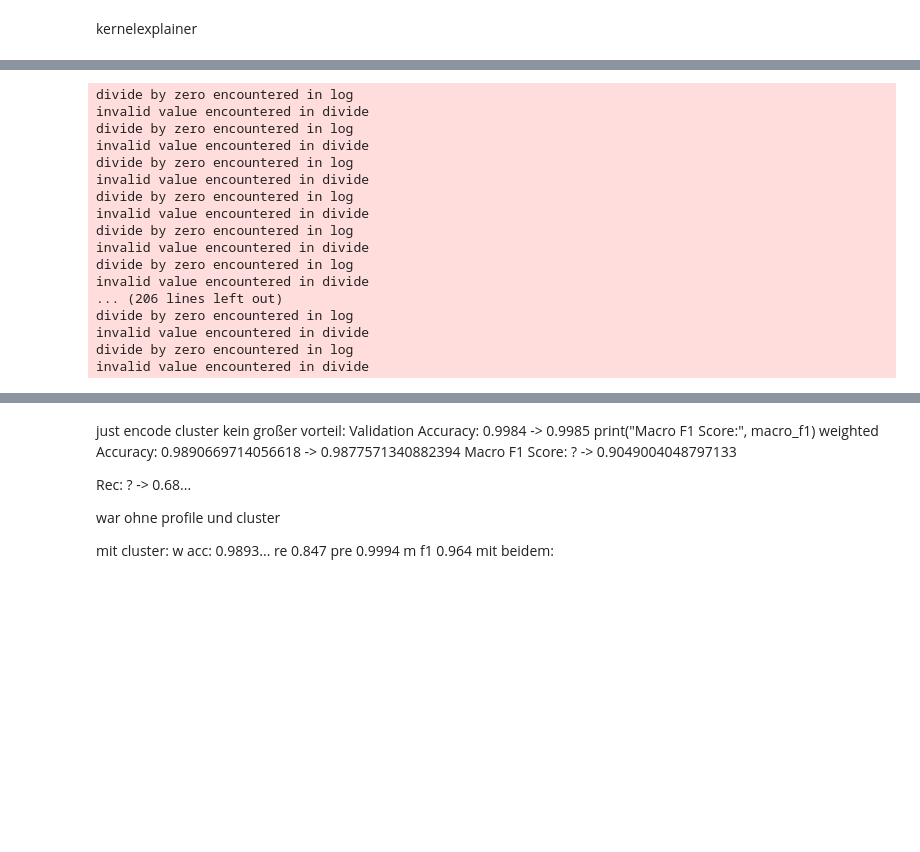
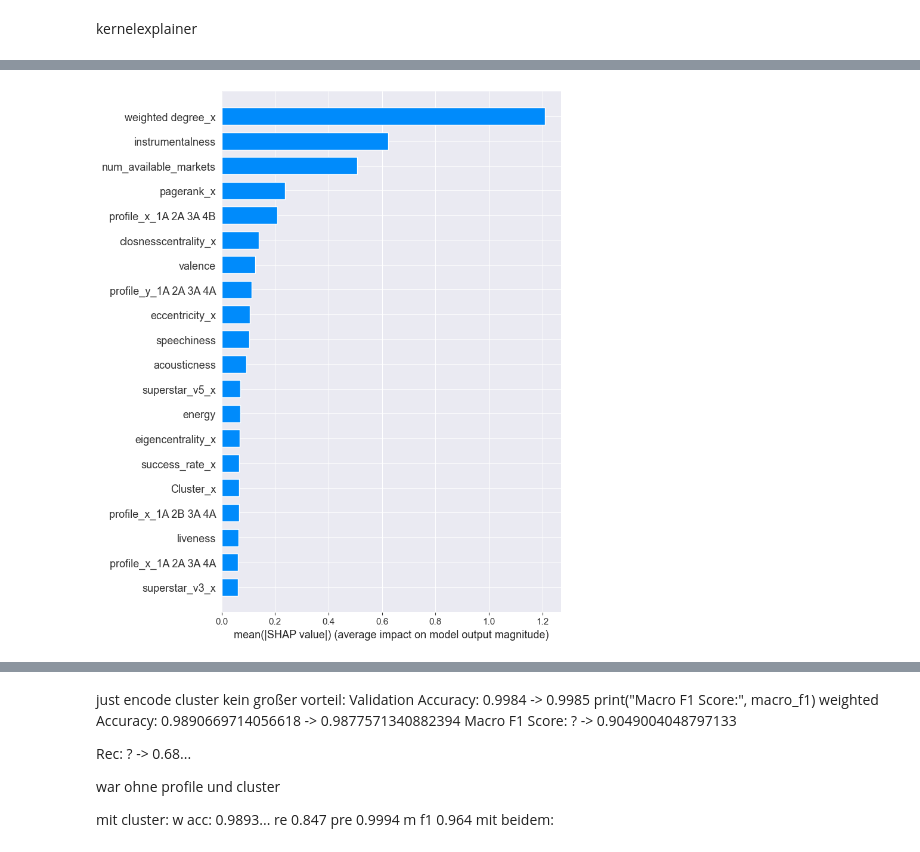
Before and after one commit to l4vd/Ba_first_tries, a Jupyter notebook: models/Original_MLP/Network_Analysis.ipynb, the cells around one changed output, grey strips where cells are left out. Drawn from its saved outputs; the diff is of its cells as text; code cells hidden in the pictures; blank space fills up the shorter version.

Commit message:
+ get torch model to run

```diff
--- a/models/Original_MLP/Network_Analysis.ipynb
+++ b/models/Original_MLP/Network_Analysis.ipynb
@@ -1244,11 +1244,10 @@ Sequential(
 import numpy as np
 import pandas as pd
 
-def model_forward(input):
-    input2 = torch.tensor(input.values, dtype=torch.float32)
+def model_forward2(input):
+    input2 = torch.tensor(input, dtype=torch.float32)
     output = my_model(input2)
-    output2 = torch.sigmoid(output)
-    return pd.DataFrame(output2.detach().cpu().int().numpy())
+    return pd.DataFrame(output.detach().cpu().numpy())
 
 X_train_np = X_train.detach().cpu().numpy()
 X_test_np = X_test.detach().cpu().numpy()
@@ -1335,3 +1273,3 @@ AssertionError: Feature and SHAP matrices must have the same number of rows!
 # %%
-background_data_kmeans_np = shap.kmeans(X_train_np, k=100)
-explainer = shap.KernelExplainer(model_forward, background_data_kmeans_np)
+background_data_kmeans_np = shap.kmeans(X_train_np, k=50)
+explainer = shap.KernelExplainer(model_forward2, background_data_kmeans_np)
@@ -1338,22 +1278,8 @@ explainer = shap.KernelExplainer(model_forward, background_data_kmeans_np)
 # %%
 test_data_sample = shap.sample(X_test_np, 1000)
 shap_values = explainer.shap_values(test_data_sample)
-# %% [output]
-divide by zero encountered in log
-invalid value encountered in divide
-divide by zero encountered in log
-invalid value encountered in divide
-divide by zero encountered in log
-invalid value encountered in divide
-divide by zero encountered in log
-invalid value encountered in divide
-divide by zero encountered in log
-invalid value encountered in divide
-divide by zero encountered in log
-invalid value encountered in divide
-... (206 lines left out)
-divide by zero encountered in log
-invalid value encountered in divide
-divide by zero encountered in log
-invalid value encountered in divide
+# %%
+shap.summary_plot(shap_values, test_data_sample, plot_type="bar", feature_names=X_test_df.columns)
+# %% [output]
+[figure, added]
 # %%
```
Also changed, not shown: parts of 17 cells of this notebook.
